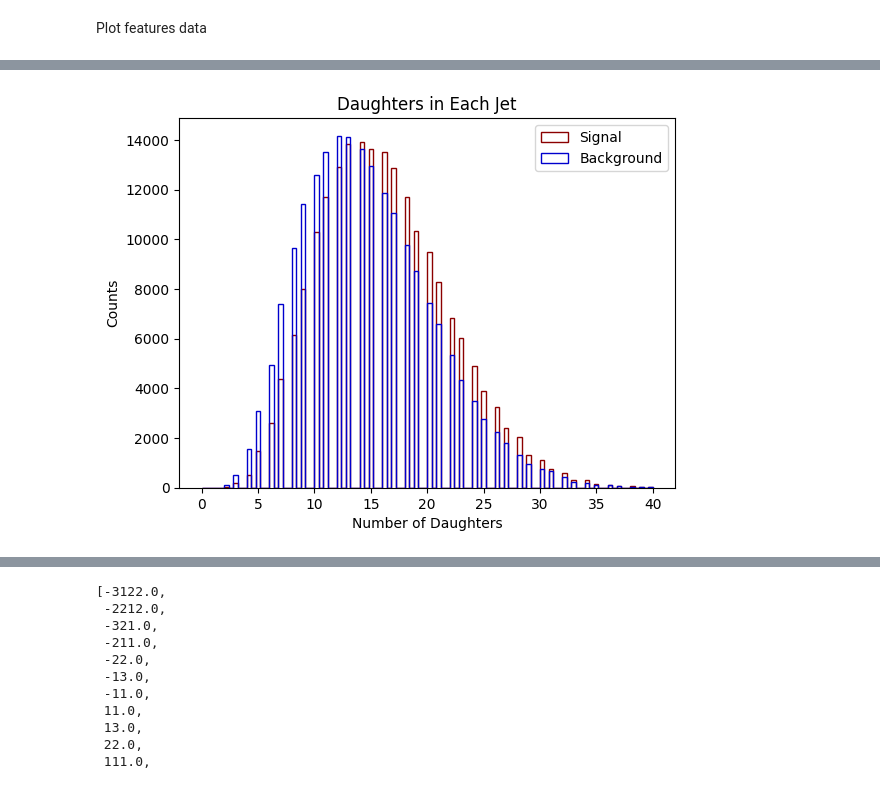
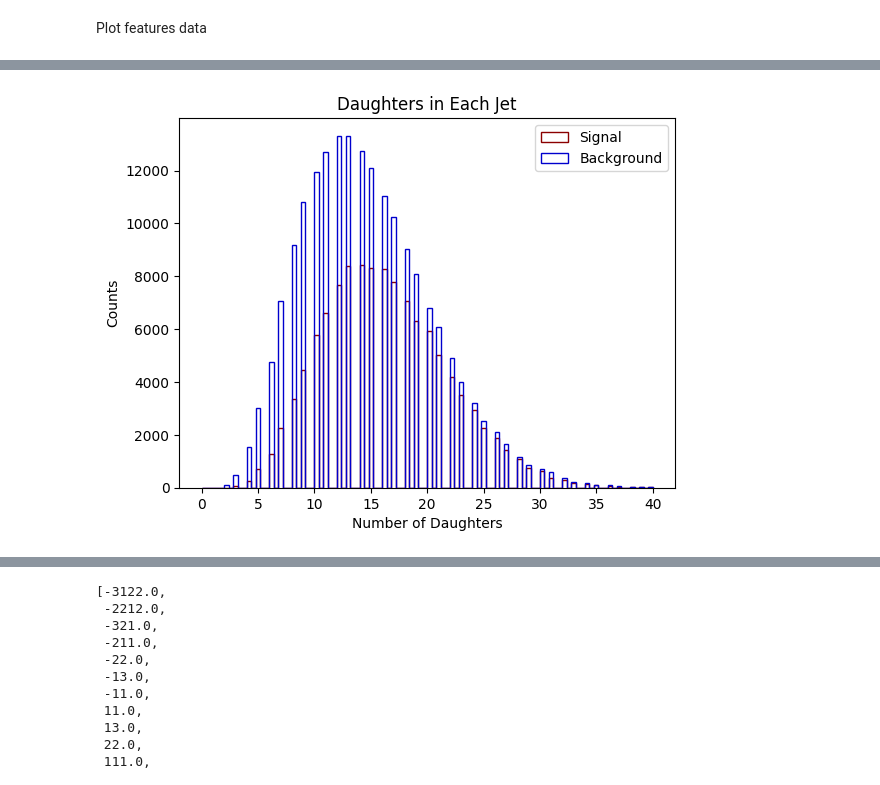
Before and after one commit to gpesticci/Jet-GNN, a Jupyter notebook: plots.ipynb, the cells around one changed output, grey strips where cells are left out. Saved outputs shown, nothing was run; the diff lists cells and outputs as text; code cells hidden in the pictures.

```diff
--- a/plots.ipynb
+++ b/plots.ipynb
@@ -114,12 +149,12 @@ test_f_cols = test_d_cols + test_jet_cols
 # %%
-plt.hist(org_sig_df.Jet0_nDaughters, label="Signal", range=[0,40], bins=100, histtype='step', color='darkred')
-plt.hist(org_bkg_df.Jet0_nDaughters, label="Background", range=[0,40], bins=100, histtype='step', color='mediumblue')
+plt.hist(sig_df.Jet0_nDaughters, label="Signal", range=[0,40], bins=100, histtype='step', color='darkred')
+plt.hist(bkg_df.Jet0_nDaughters, label="Background", range=[0,40], bins=100, histtype='step', color='mediumblue')
 plt.xlabel('Number of Daughters')
 plt.ylabel("Counts")
 plt.legend(loc='best')
 plt.title('Daughters in Each Jet');
 # %% [output]
-[figure, old version]
+[figure, new version]
 # %%
 sig_list = []
 bkg_list = []
```
Also changed, not shown: parts of 34 cells of this notebook, 2 other files.
